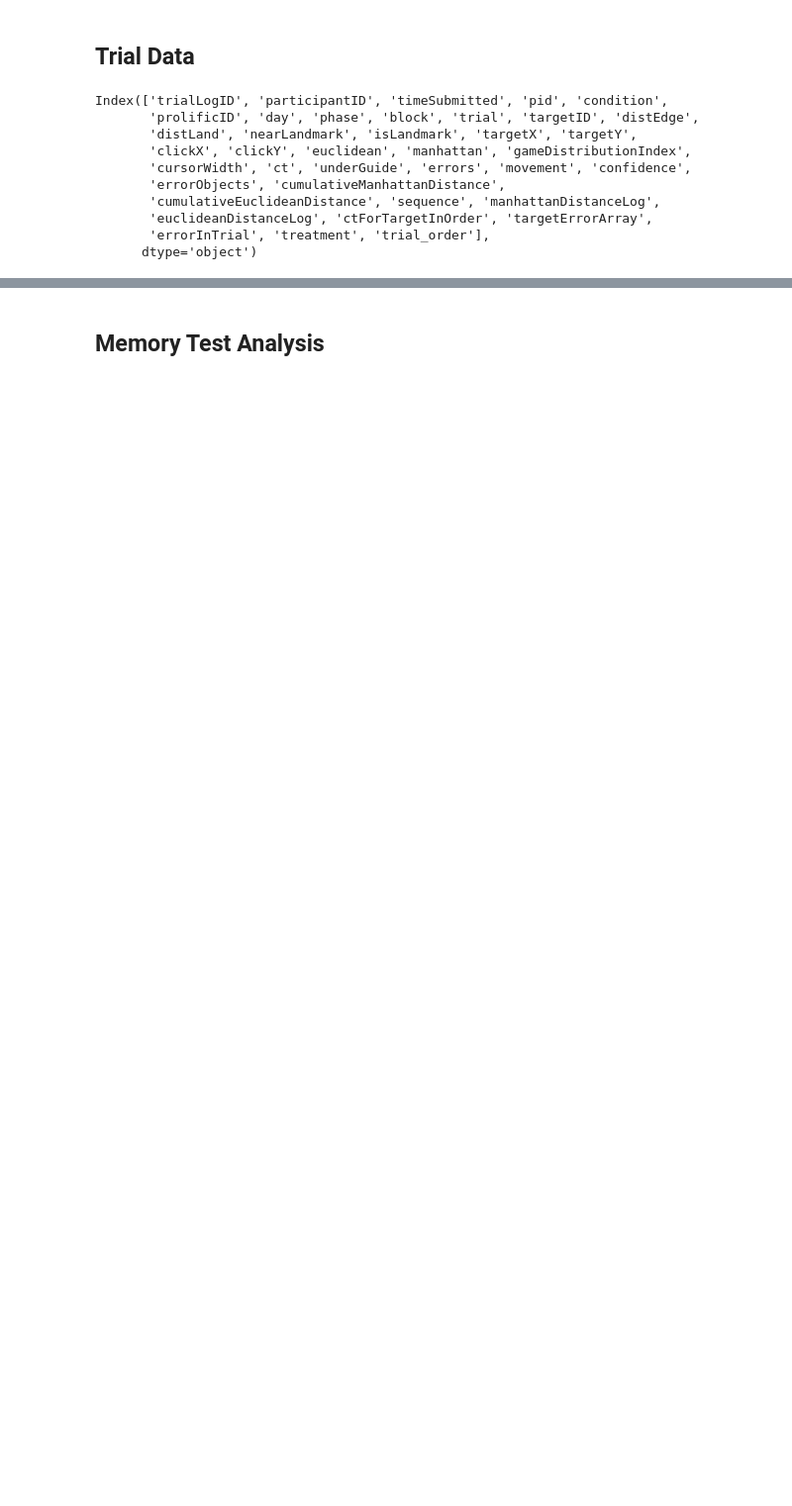
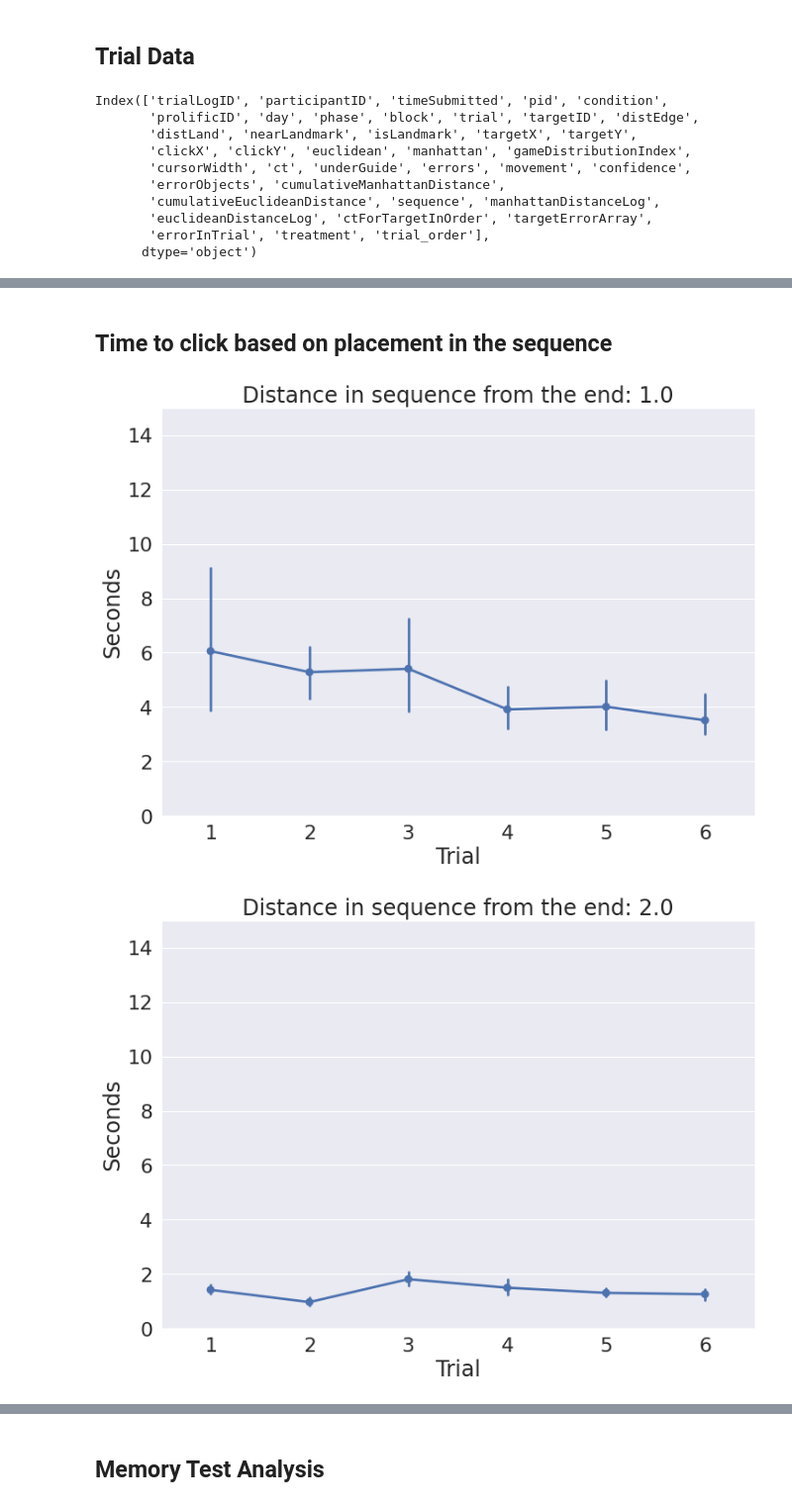
Before and after one commit to hermana/hci-experiment-analysis, a Jupyter notebook: game_mechanics_study/between_participants_pilot_analysis.ipynb, the cells around one changed output, grey strips where cells are left out. Shown at 99% size. Cells and saved outputs as stored; diff of their text form; code cells hidden in the pictures; blank space fills up the shorter version.

```diff
--- a/game_mechanics_study/between_participants_pilot_analysis.ipynb
+++ b/game_mechanics_study/between_participants_pilot_analysis.ipynb
@@ -400,0 +415,17 @@ for target in targets:
+# %% [markdown]
+<h2>Time to click based on placement in the sequence</h2>
+# %%
+targets_time_per_click.dropna(inplace=True)
+sequence_locations = targets_time_per_click['locationInSequence'].unique()
+sequence_locations = sorted(sequence_locations)
+
+
+for n in sequence_locations:
+    location_data = targets_time_per_click[(targets_time_per_click['locationInSequence'] == n) & (targets_time_per_click['condition']=='simon')]
+    plt.figure()
+    sns.pointplot(data=location_data, x='block', y=f'ct', dodge=True, errorbar=('ci', 95)).set(title=f"Distance in sequence from the end: {n}", xlabel="Trial", ylabel="Seconds")
+    plt.ylim(0, 15)
+    plt.savefig(f"./plots/{FOLDER_NAME}/trial_data/distance_from_end_of_sequence_{n}.png")
+# %% [output]
+[figure, added]
+[figure, added]
```
Also changed, not shown: parts of 19 cells of this notebook, 46 other files.
